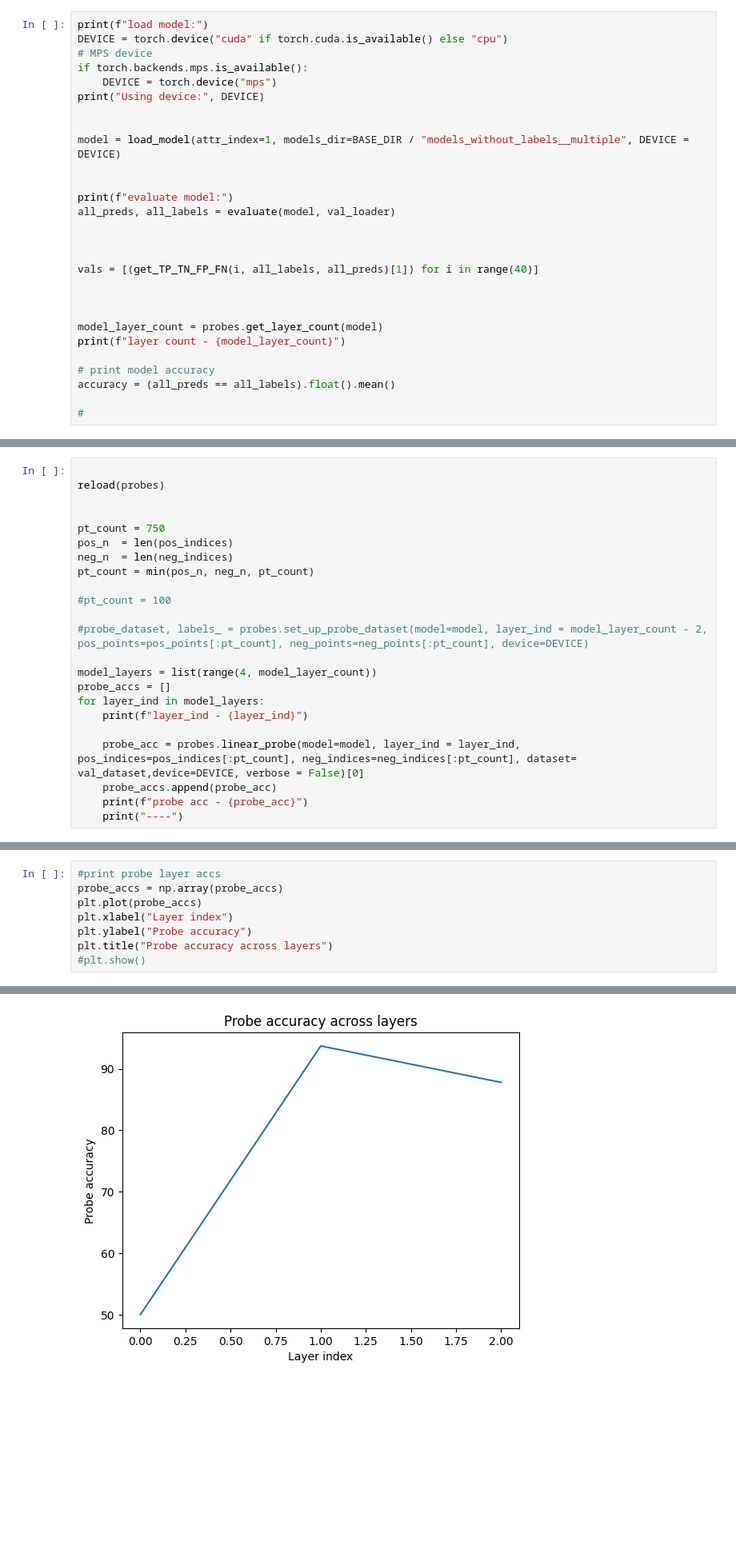
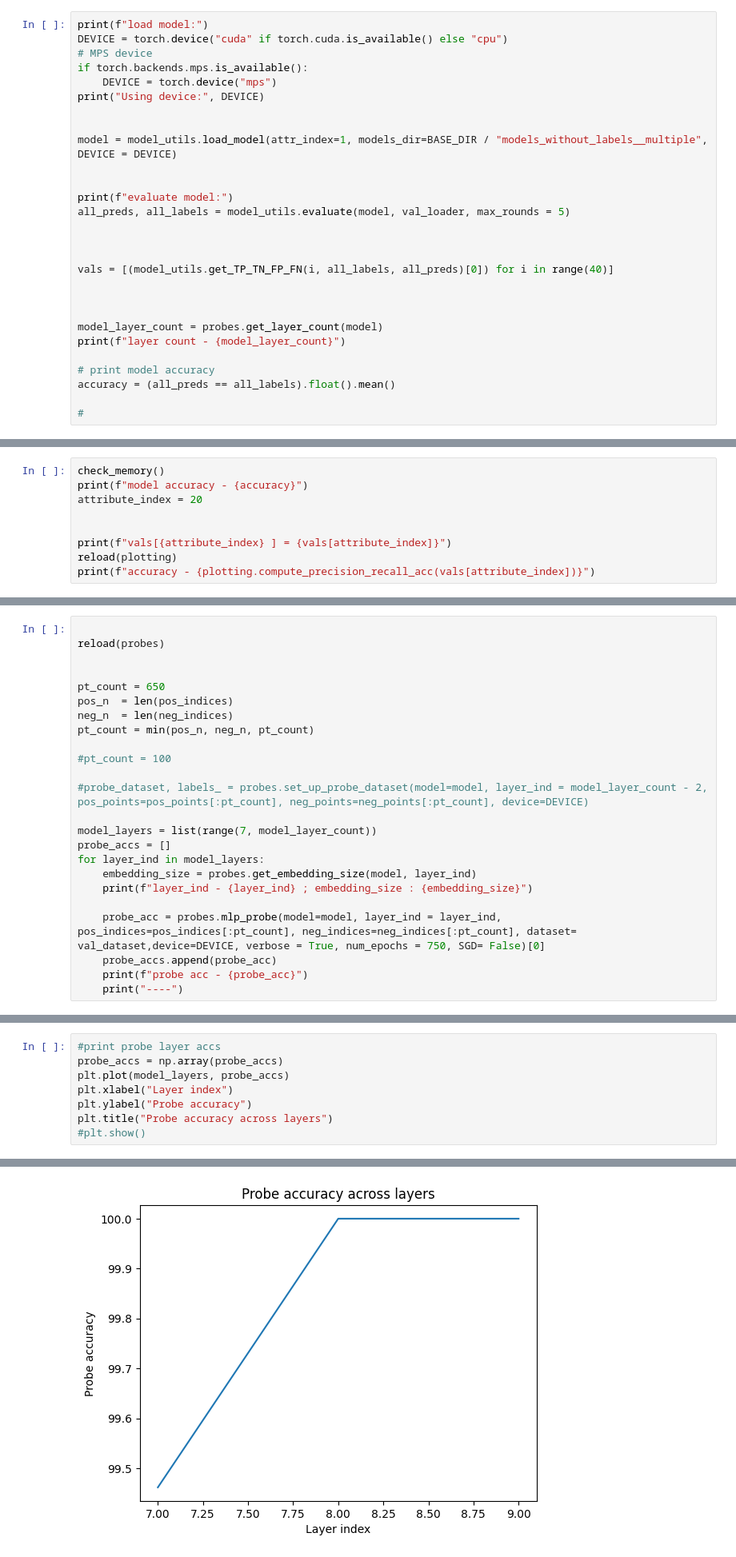
Before and after one commit to RoyRin/ripple_bench, a Jupyter notebook: notebooks/LEACE_explore.ipynb, the cells around one changed output, grey strips where cells are left out. Shown at 80% size. Cells and saved outputs as stored; diff of their text form; blank space fills up the shorter version.

Commit message:
figure out probe-ability specifics. and setting up a GA unlearning algorithm

```diff
--- a/notebooks/LEACE_explore.ipynb
+++ b/notebooks/LEACE_explore.ipynb
@@ -327,15 +277,15 @@ if torch.backends.mps.is_available():
 print("Using device:", DEVICE)
 
 
-model = load_model(attr_index=1, models_dir=BASE_DIR / "models_without_labels__multiple", DEVICE = DEVICE)
+model = model_utils.load_model(attr_index=1, models_dir=BASE_DIR / "models_without_labels__multiple", DEVICE = DEVICE)
 
 
 print(f"evaluate model:")
-all_preds, all_labels = evaluate(model, val_loader)
+all_preds, all_labels = model_utils.evaluate(model, val_loader, max_rounds = 5)
 
 
 
-vals = [(get_TP_TN_FP_FN(i, all_labels, all_preds)[1]) for i in range(40)]
+vals = [(model_utils.get_TP_TN_FP_FN(i, all_labels, all_preds)[0]) for i in range(40)]
 
 
 
@@ -362,0 +308,9 @@ model accuracy - 0.9129737615585327
+# %%
+check_memory()
+print(f"model accuracy - {accuracy}")
+attribute_index = 20
+
+
+print(f"vals[{attribute_index} ] = {vals[attribute_index]}")
+reload(plotting)
+print(f"accuracy - {plotting.compute_precision_recall_acc(vals[attribute_index])}")
@@ -396,7 +357,7 @@ len neg_indices - 18927
 reload(probes)
 
 
-pt_count = 750
+pt_count = 650
 pos_n  = len(pos_indices)
 neg_n  = len(neg_indices)
 pt_count = min(pos_n, neg_n, pt_count)
@@ -405,12 +366,13 @@ pt_count = min(pos_n, neg_n, pt_count)
 
 #probe_dataset, labels_ = probes.set_up_probe_dataset(model=model, layer_ind = model_layer_count - 2, pos_points=pos_points[:pt_count], neg_points=neg_points[:pt_count], device=DEVICE)
 
-model_layers = list(range(4, model_layer_count))
+model_layers = list(range(7, model_layer_count))
 probe_accs = []
 for layer_ind in model_layers:
-    print(f"layer_ind - {layer_ind}")
+    embedding_size = probes.get_embedding_size(model, layer_ind)
+    print(f"layer_ind - {layer_ind} ; embedding_size : {embedding_size}")
 
-    probe_acc = probes.linear_probe(model=model, layer_ind = layer_ind, pos_indices=pos_indices[:pt_count], neg_indices=neg_indices[:pt_count], dataset= val_dataset,device=DEVICE, verbose = False)[0]
+    probe_acc = probes.mlp_probe(model=model, layer_ind = layer_ind, pos_indices=pos_indices[:pt_count], neg_indices=neg_indices[:pt_count], dataset= val_dataset,device=DEVICE, verbose = True, num_epochs = 750, SGD= False)[0]
     probe_accs.append(probe_acc)
     print(f"probe acc - {probe_acc}")
     print("----")
@@ -437,12 +397,12 @@ len(probe_accs)
 # %%
 #print probe layer accs
 probe_accs = np.array(probe_accs)
-plt.plot(probe_accs)
+plt.plot(model_layers, probe_accs)
 plt.xlabel("Layer index")
 plt.ylabel("Probe accuracy")
 plt.title("Probe accuracy across layers")
 #plt.show()
 # %% [output]
 Text(0.5, 1.0, 'Probe accuracy across layers')
-[figure, old version]
+[figure, new version]
 # %% [markdown]
```
Also changed, not shown: parts of 40 cells of this notebook, 11 other files.
